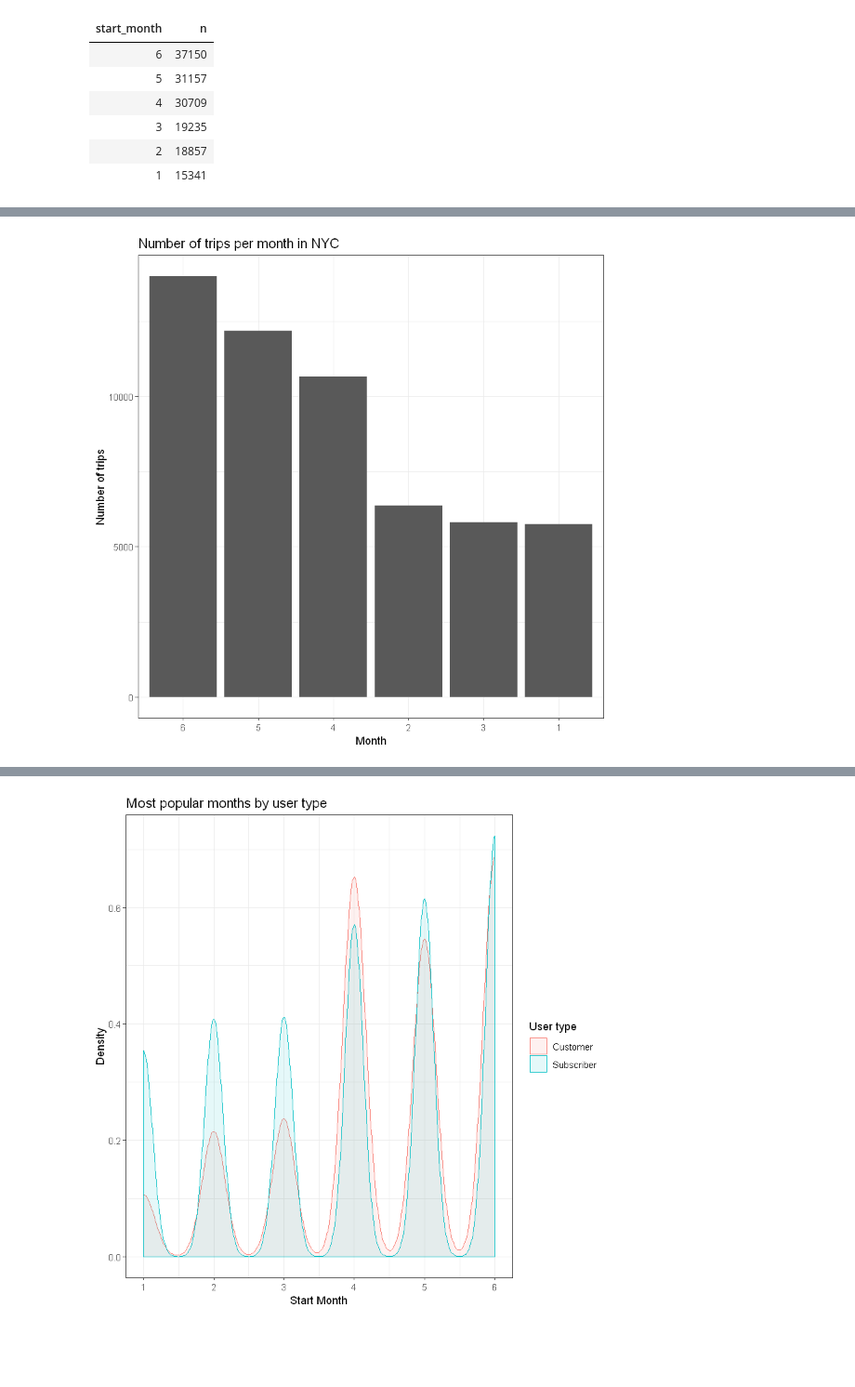
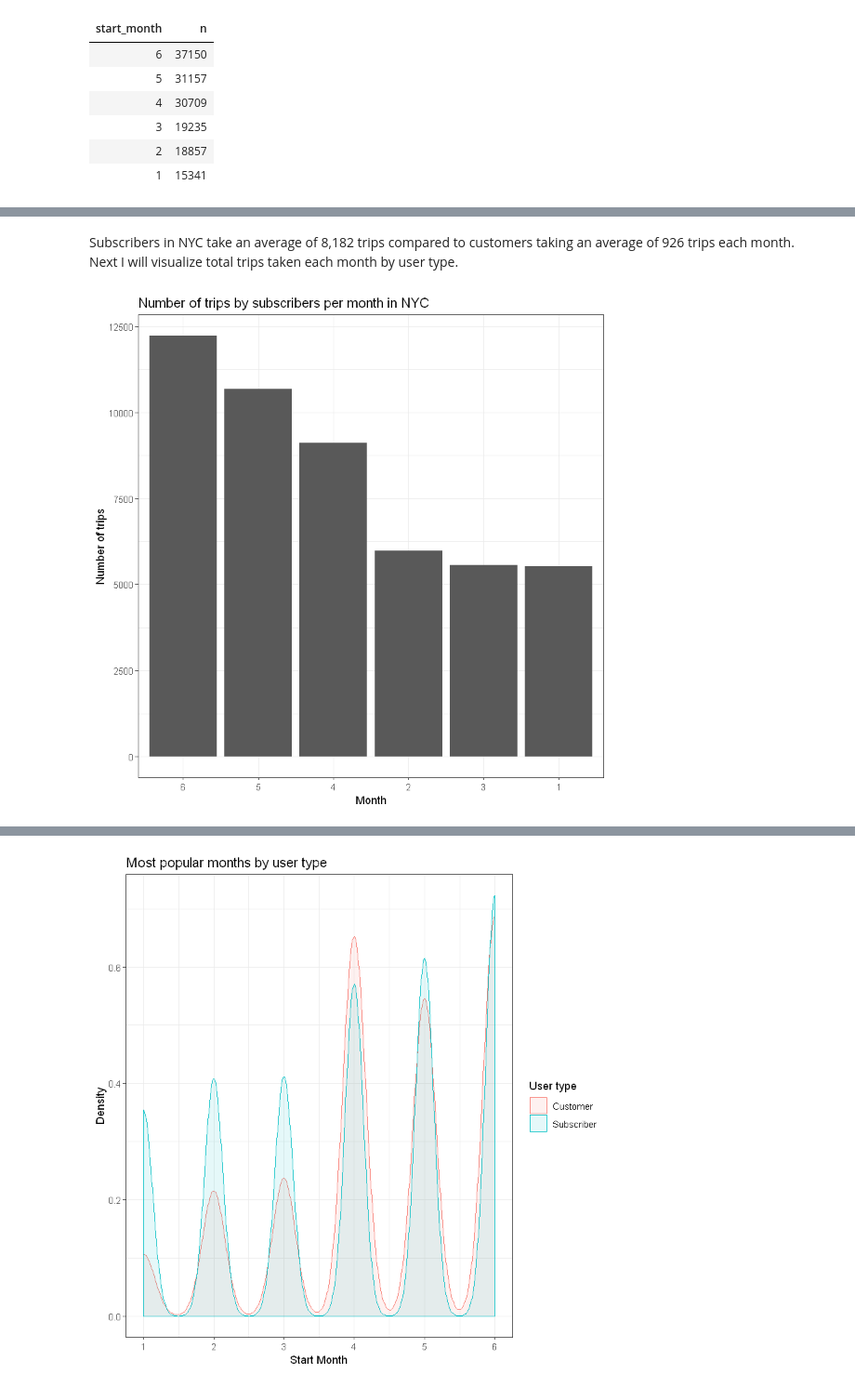
Before and after one commit to davidblackwelder/explore-bikeshare-data, a Jupyter notebook: EDA-bikeshare-data-R.ipynb, the cells around one changed output, grey strips where cells are left out. Shown at 93% size. Drawn from its saved outputs; the diff is of its cells as text; code cells hidden in the pictures; blank space fills up the shorter version.

```diff
--- a/EDA-bikeshare-data-R.ipynb
+++ b/EDA-bikeshare-data-R.ipynb
@@ -1006,14 +1036,16 @@ bikeshare %>%
+# %% [markdown]
+Subscribers in NYC take an average of 8,182 trips compared to customers taking an average of 926 trips each month. Next I will visualize total trips taken each month by user type.
 # %%
 # Bar chart for NYC trips per month
 bikeshare %>%
-  filter(city == 'NYC') %>%
+  filter(city == 'NYC' & user_type == 'Subscriber') %>%
   group_by(start_month) %>%
   count %>%
   ggplot(aes(reorder(start_month, -n), n)) +
   geom_bar(stat = 'identity') +
   theme_bw() +
-  labs(title = "Number of trips per month in NYC ",
+  labs(title = "Number of trips by subscribers per month in NYC ",
        x = 'Month',
        y = 'Number of trips')
 # %% [output]
-[figure, old version]
+[figure, new version]
```
Also changed, not shown: parts of 58 cells of this notebook, 1 other file.
